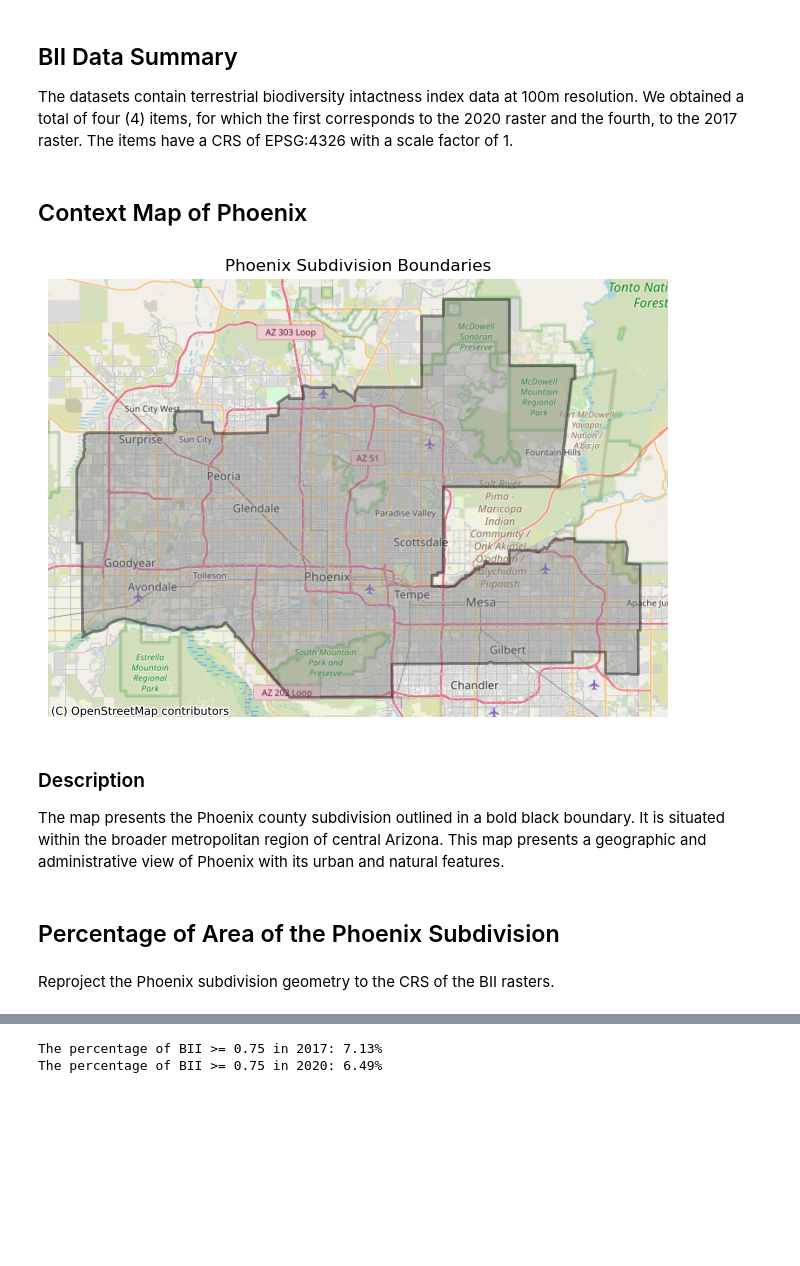
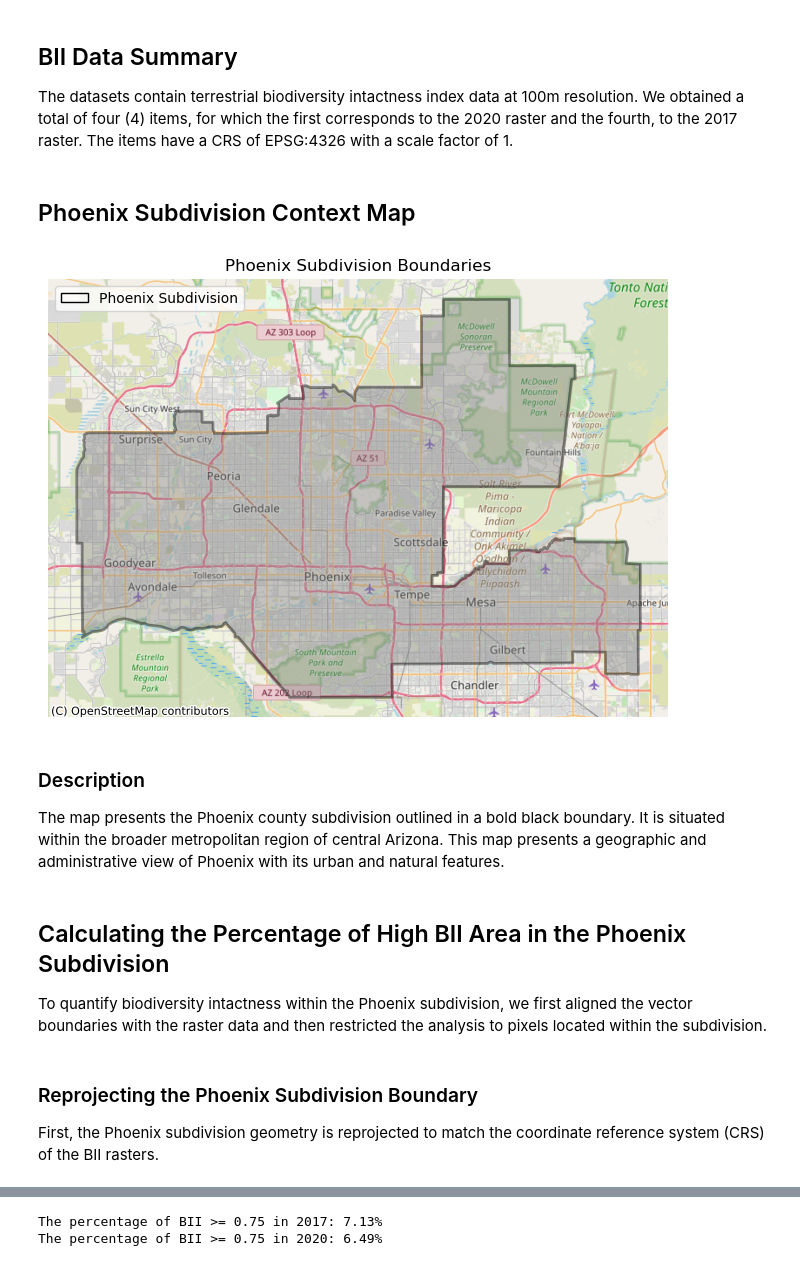
Before and after one commit to mmorenorolon/bii-change-phoenix, a Jupyter notebook: bii-change-phoenix.ipynb, the cells around one changed output, grey strips where cells are left out. Cells and saved outputs as stored; diff of their text form; code cells hidden in the pictures; blank space fills up the shorter version.

Commit message:
Correct final visualization map

```diff
--- a/bii-change-phoenix.ipynb
+++ b/bii-change-phoenix.ipynb
@@ -363,35 +427,44 @@ Attributes:
 
 The datasets contain terrestrial biodiversity intactness index data at 100m resolution. We obtained a total of four (4) items, for which the first corresponds to the 2020 raster and the fourth, to the 2017 raster. The items have a CRS of EPSG:4326 with a scale factor of 1.
 # %% [markdown]
-## Context Map of Phoenix
+## Phoenix Subdivision Context Map
 # %%
 # Create empty figure
 fig, ax = plt.subplots(figsize=(8,8))
 
 # Reproject the CRS
 phoenix_3857 = phoenix.to_crs(epsg=3857)
 
 # Plot the reprojected polygon
 phoenix_3857.plot(ax=ax, color = 'grey', alpha = 0.4, edgecolor='k', linewidth=2)
 
 # Add a basemap
 ctx.add_basemap(ax, source=ctx.providers.OpenStreetMap.Mapnik)
 
 # Title
 ax.set_title("Phoenix Subdivision Boundaries")
 
+# Specify legend handles
+handles = [Patch(facecolor='none', edgecolor='black', label='Phoenix Subdivision')]
+
+ax.legend(handles=handles, loc='upper left')
+
 # Turn off axes
 ax.set_axis_off()
 # %% [output]
-[figure, old version]
+[figure, new version]
 # %% [markdown]
 ### Description
 
 The map presents the Phoenix county subdivision outlined in a bold black boundary. It is situated within the broader metropolitan region of central Arizona. This map presents a geographic and administrative view of Phoenix with its urban and natural features.
 # %% [markdown]
-## Percentage of Area of the Phoenix Subdivision
+## Calculating the Percentage of High BII Area in the Phoenix Subdivision
+
+To quantify biodiversity intactness within the Phoenix subdivision, we first aligned the vector boundaries with the raster data and then restricted the analysis to pixels located within the subdivision.
 # %% [markdown]
-Reproject the Phoenix subdivision geometry to the CRS of the BII rasters.
+### Reprojecting the Phoenix Subdivision Boundary
+
+First, the Phoenix subdivision geometry is reprojected to match the coordinate reference system (CRS) of the BII rasters.
 # %%
 # Reproject Phoenix subdivision
 phoenix_proj = phoenix.to_crs(bii_2017.rio.crs)
```
Also changed, not shown: parts of 43 cells of this notebook.
